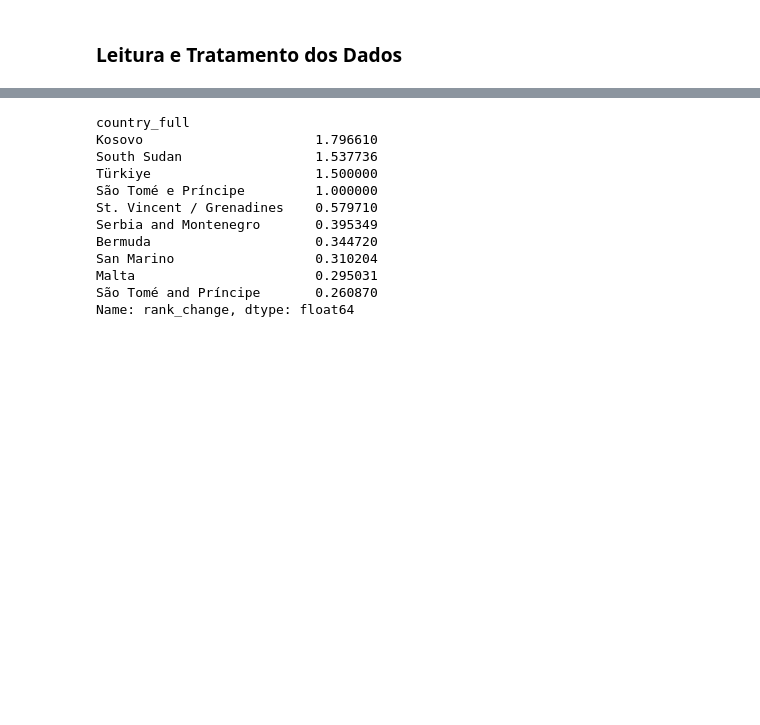
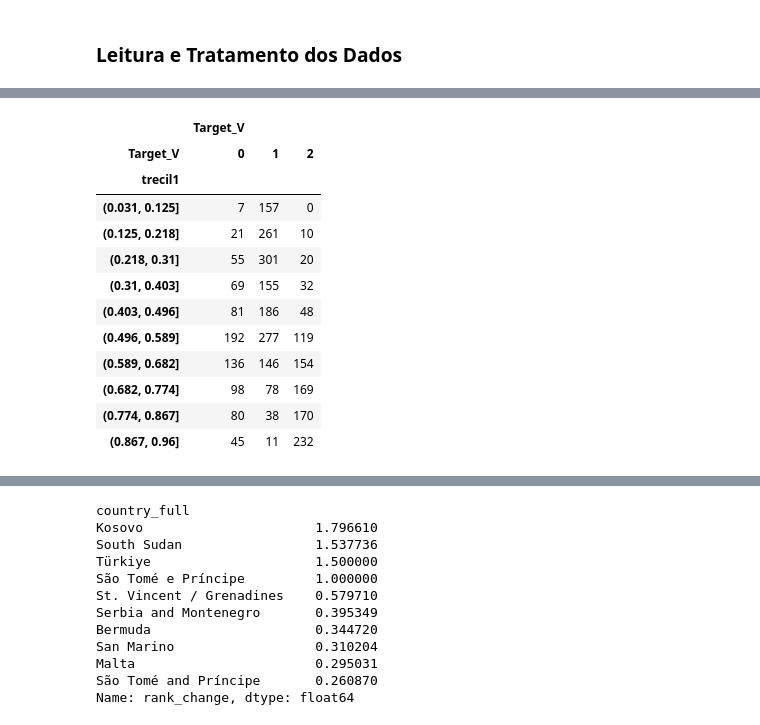
Before and after one commit to VitorrSantana/WorldCupPredictin, a Jupyter notebook: copaMundo.ipynb, the cells around one changed output, grey strips where cells are left out. Saved outputs shown, nothing was run; the diff lists cells and outputs as text; code cells hidden in the pictures; blank space fills up the shorter version.

```diff
--- a/copaMundo.ipynb
+++ b/copaMundo.ipynb
@@ -161,5 +237,5 @@ X
 # %%
 X_train, X_test, y_train, y_test = train_test_split(X,Y,test_size=0.3,random_state=2)
 # %%
-rf = RandomForestClassifier(random_state=2,max_depth=5)
-model_rf = rf.fit(X_train,y_train)
+rf = RandomForestClassifier(random_state=2,max_depth=5,n_estimators=100,warm_start=True)
+model_rf = rf.fit(X_train.fillna(-1000),y_train.fillna(0))
@@ -173,0 +255,4 @@ print(accuracy_score(predict_train,y_train)*100)
+# %%
+df_wc_ranked['proba_0'] = model_rf.predict_proba(df_wc_ranked[X.columns].fillna(-1000))[:,0]
+df_wc_ranked['proba_1'] = model_rf.predict_proba(df_wc_ranked[X.columns].fillna(-1000))[:,1]
+df_wc_ranked['proba_1']
@@ -173,0 +272,21 @@ print(accuracy_score(predict_train,y_train)*100)
+# %%
+df_wc_ranked['diff'] = np.abs(df_wc_ranked['proba_0']-df_wc_ranked['proba_1'])
+# %%
+df_wc_ranked['trecil1'] = pd.cut(df_wc_ranked['proba_0'],10,duplicates='drop')
+df_wc_ranked['trecil2'] = pd.cut(df_wc_ranked['proba_1'],10,duplicates='drop')
+# %%
+df_wc_ranked.groupby(['trecil1','Target_V'])[['Target_V']].count().unstack()
+# %% [output]
+|  | Target_V |  |  |
+| Target_V | 0 | 1 | 2 |
+| trecil1 |  |  |  |
+| (0.031, 0.125] | 7 | 157 | 0 |
+| (0.125, 0.218] | 21 | 261 | 10 |
+| (0.218, 0.31] | 55 | 301 | 20 |
+| (0.31, 0.403] | 69 | 155 | 32 |
+| (0.403, 0.496] | 81 | 186 | 48 |
+| (0.496, 0.589] | 192 | 277 | 119 |
+| (0.589, 0.682] | 136 | 146 | 154 |
+| (0.682, 0.774] | 98 | 78 | 169 |
+| (0.774, 0.867] | 80 | 38 | 170 |
+| (0.867, 0.96] | 45 | 11 | 232 |
```
Also changed, not shown: parts of 39 cells of this notebook.
